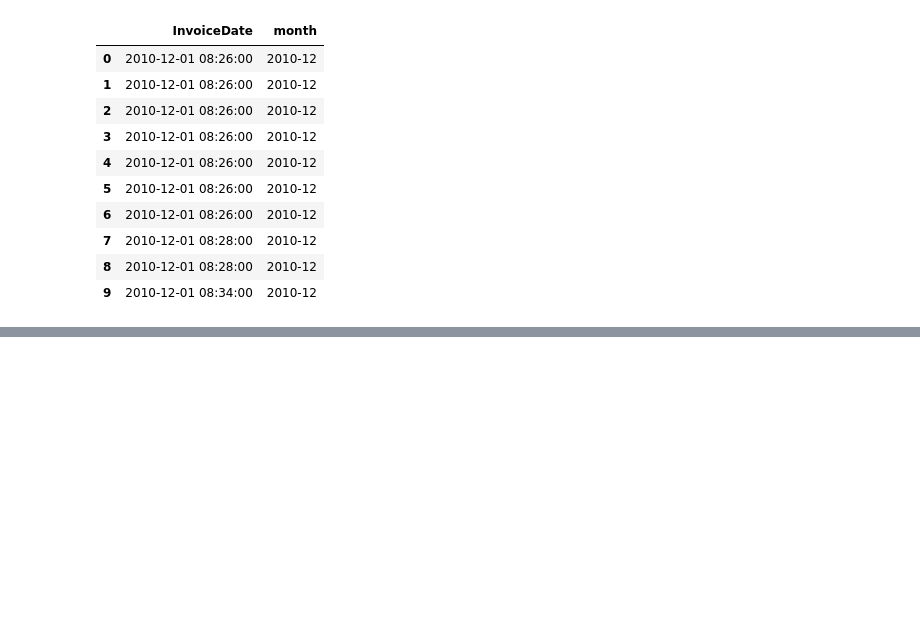
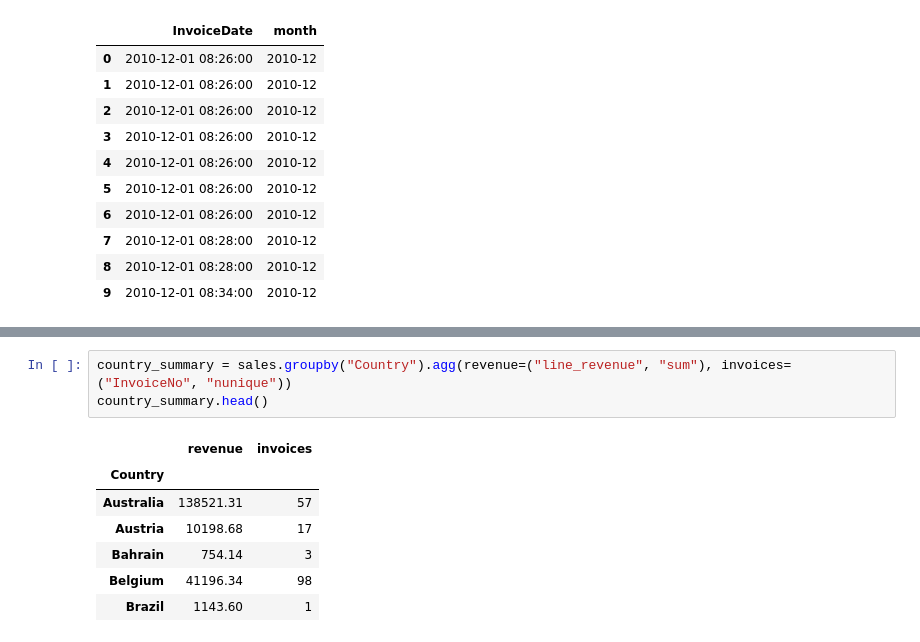
Before and after one commit to phawatboom/datascience_practice, a Jupyter notebook: 01_load_and_inspect.ipynb, the cells around one changed output, grey strips where cells are left out. Drawn from its saved outputs; the diff is of its cells as text; blank space fills up the shorter version.

```diff
--- a/01_load_and_inspect.ipynb
+++ b/01_load_and_inspect.ipynb
@@ -244,0 +289,11 @@ sales[["InvoiceDate", "month"]].head(10)
+# %%
+country_summary = sales.groupby("Country").agg(revenue=("line_revenue", "sum"), invoices=("InvoiceNo", "nunique"))
+country_summary.head()
+# %% [output]
+|  | revenue | invoices |
+| Country |  |  |
+| Australia | 138521.31 | 57 |
+| Austria | 10198.68 | 17 |
+| Bahrain | 754.14 | 3 |
+| Belgium | 41196.34 | 98 |
+| Brazil | 1143.60 | 1 |
```
Also changed, not shown: parts of 6 cells of this notebook.
